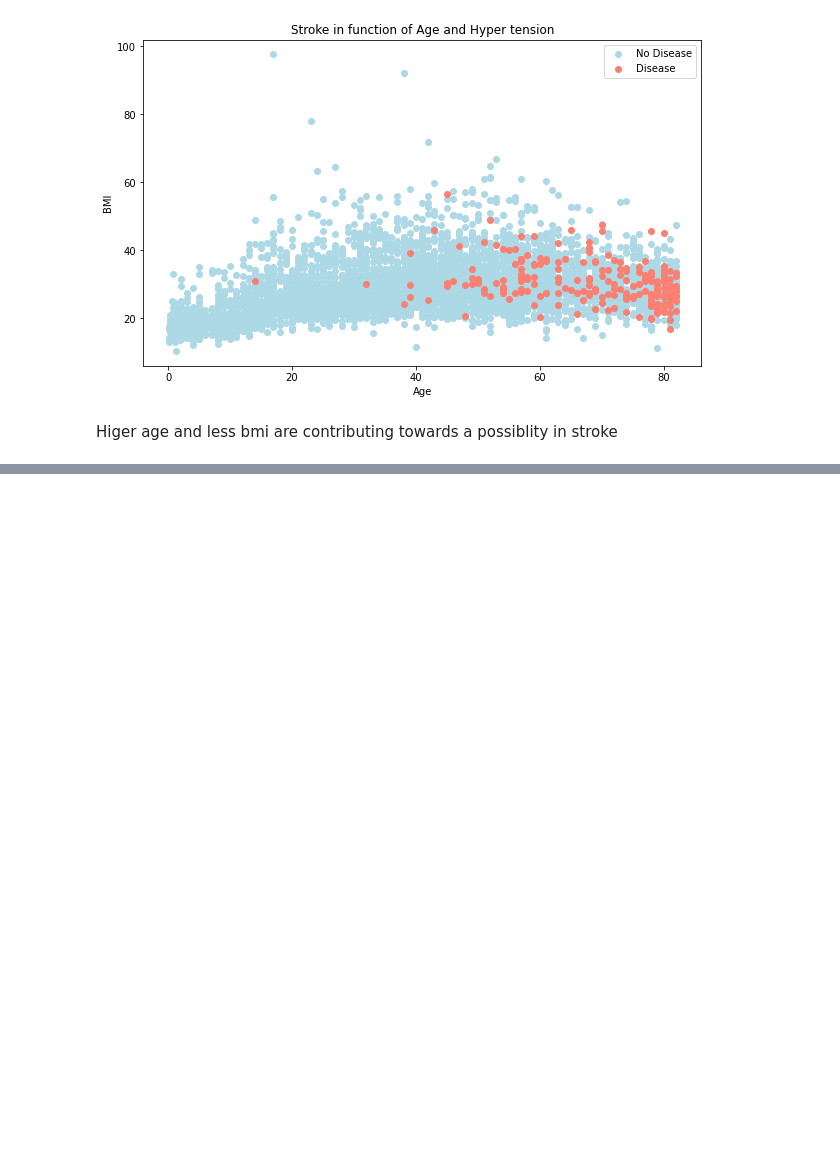
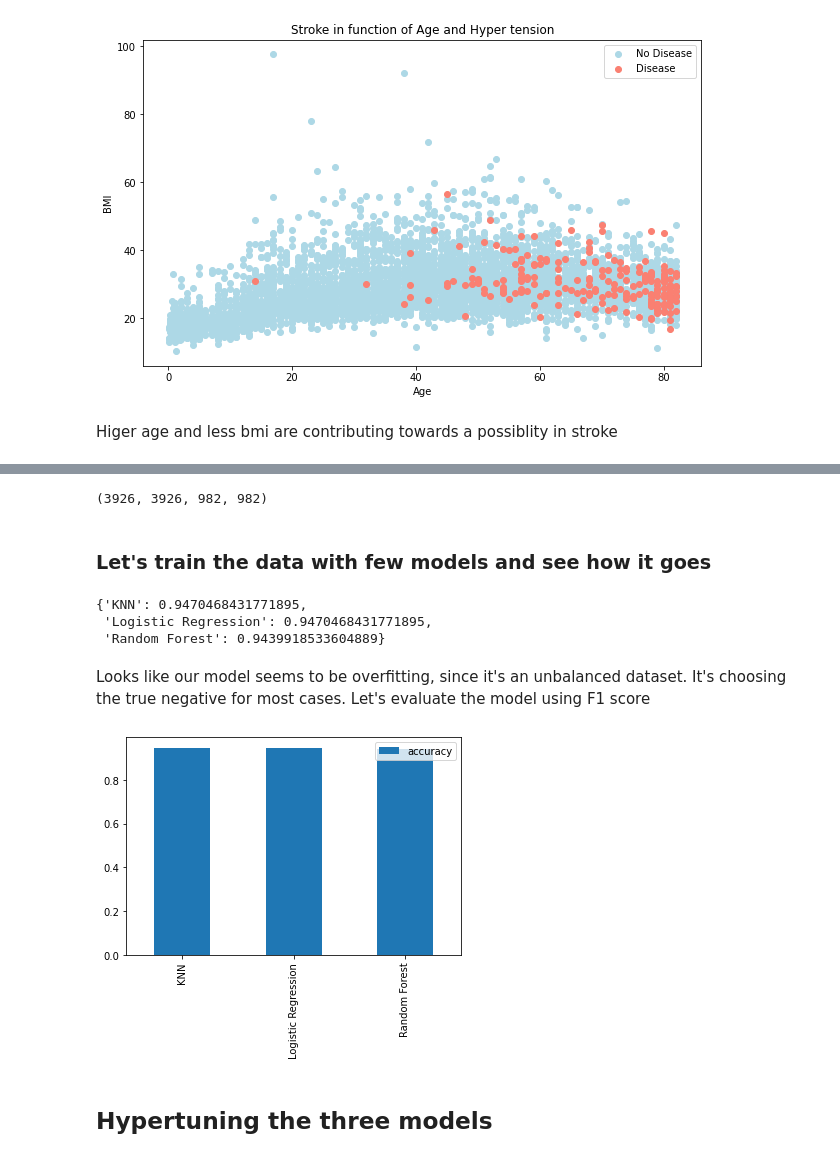
Before and after one commit to JpChii/ML-Projects, a Jupyter notebook: end-to-end-stroke-prediction.ipynb, the cells around one changed output, grey strips where cells are left out. Cells and saved outputs as stored; diff of their text form; code cells hidden in the pictures; blank space fills up the shorter version.

```diff
--- a/end-to-end-stroke-prediction.ipynb
+++ b/end-to-end-stroke-prediction.ipynb
@@ -269,0 +512,11 @@ Higer age and less bmi are contributing towards a possiblity in stroke
+# %%
+X = df.drop("stroke", axis=1)
+Y = df.stroke.values
+# %%
+# Random seed for probabality
+np.random.seed(42)
+
+# Splitting the data into train and test sets
+X_train, X_test, Y_train, Y_test = train_test_split(X,
+                                                    Y,
+                                                    test_size=0.2)
@@ -269,0 +532,47 @@ Higer age and less bmi are contributing towards a possiblity in stroke
+# %%
+len(X_train), len(Y_train), len(X_test), len(Y_test)
+# %% [output]
+(3926, 3926, 982, 982)
+# %% [markdown]
+### Let's train the data with few models and see how it goes
+# %%
+# Put models in a dictionary
+models = {"KNN": KNeighborsClassifier(),
+          "Logistic Regression": LogisticRegression(),
+          "Random Forest": RandomForestClassifier()}
+
+def fit_and_score(models, x_train, x_test, y_train, y_test):
+    """
+    Model to fit the data to a model and score the model with test data
+    models - dictionary of models
+    x_train - training features
+    x_test - test features
+    y_train - training features
+    y_test - test_features
+    """
+    np. random.seed(42)
+    model_scores = {}
+    for name, model in models.items():
+        model.fit(x_train, y_train)
+        model_scores[name] = model.score(x_test, y_test)
+    return model_scores
+# %%
+model_scores = fit_and_score(models=models,
+                             x_train=X_train,
+                             x_test=X_test,
+                             y_train=Y_train,
+                             y_test=Y_test)
+model_scores
+# %% [output]
+{'KNN': 0.9470468431771895,
+ 'Logistic Regression': 0.9470468431771895,
+ 'Random Forest': 0.9439918533604889}
+# %% [markdown]
+Looks like our model seems to be overfitting, since it's an unbalanced dataset. It's choosing the true negative for most cases. Let's evaluate the model using F1 score
+# %%
+model_compare = pd.DataFrame(model_scores, index=['accuracy'])
+model_compare.T.plot.bar();
+# %% [output]
+[figure, added]
+# %% [markdown]
+## Hypertuning the three models
```
Also changed, not shown: parts of 55 cells of this notebook, 29 other files.
